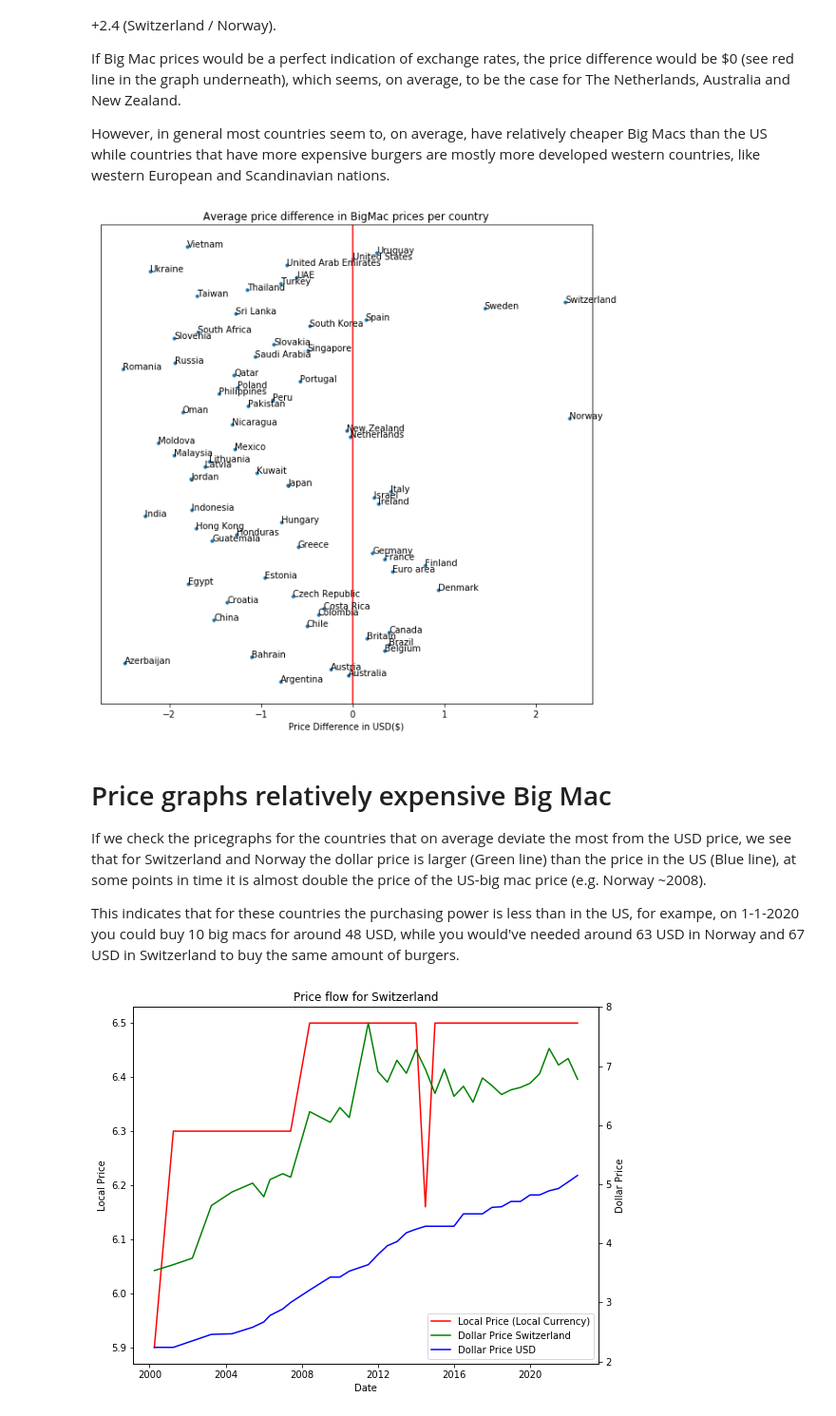
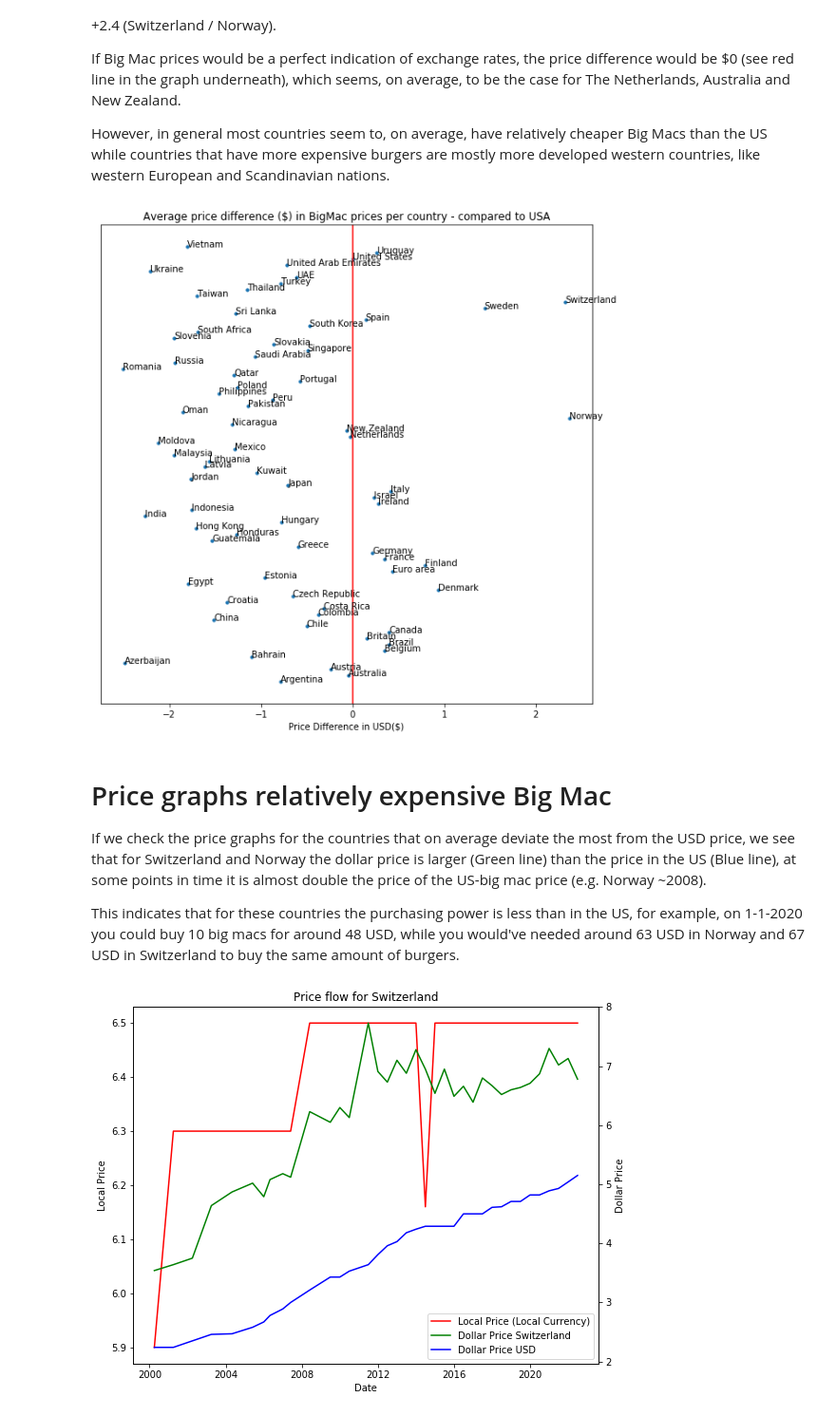
Before and after one commit to jmmsmulders/BigMacIndex, a Jupyter notebook: BigMacPrices - Analyses.ipynb, the cells around one changed output. Shown at 95% size. Drawn from its saved outputs; the diff is of its cells as text; code cells hidden in the pictures.

```diff
--- a/BigMacPrices - Analyses.ipynb
+++ b/BigMacPrices - Analyses.ipynb
@@ -177,26 +177,26 @@ However, in general most countries seem to, on average, have relatively cheaper
 # %%
 # Check which countries are on average over/undervalued based on the BigMacPrice
 df_grouped = df[['diff_dollar', 'name']].groupby('name').aggregate([np.mean])
 x=df_grouped[('diff_dollar', 'mean')]
 y=df_grouped.index
 
 fig, ax = plt.subplots(figsize=(10,10))
 plt.axvline(x=0, color='r', label='Expected price difference')
 plt.xlabel('Price Difference in USD($)')
-plt.title('Average price difference in BigMac prices per country')
+plt.title('Average price difference ($) in BigMac prices per country - compared to USA')
 ax.set_yticks([])
 ax.scatter(x, y, s=10)
 
 for i, txt in enumerate(df_grouped.index):
     ax.annotate(txt, (x[i], y[i]), size=10)
 # %% [output]
-[figure, old version]
+[figure, new version]
 # %% [markdown]
 # Price graphs relatively expensive Big Mac
 
-If we check the pricegraphs for the countries that on average deviate the most from the USD price, we see that for Switzerland and Norway the dollar price is larger (Green line) than the price in the US (Blue line), at some points in time it is almost double the price of the US-big mac price (e.g. Norway ~2008).
+If we check the price graphs for the countries that on average deviate the most from the USD price, we see that for Switzerland and Norway the dollar price is larger (Green line) than the price in the US (Blue line), at some points in time it is almost double the price of the US-big mac price (e.g. Norway ~2008).
 
-This indicates that for these countries the purchasing power is less than in the US, for exampe, on 1-1-2020 you could buy 10 big macs for around 48 USD, while you would've needed around 63 USD in Norway and 67 USD in Switzerland to buy the same amount of burgers.
+This indicates that for these countries the purchasing power is less than in the US, for example, on 1-1-2020 you could buy 10 big macs for around 48 USD, while you would've needed around 63 USD in Norway and 67 USD in Switzerland to buy the same amount of burgers.
 # %%
 plot_graph_country(df, 'Switzerland')
 plot_graph_country(df, 'Norway')
```
Also changed, not shown: parts of 18 cells of this notebook.
